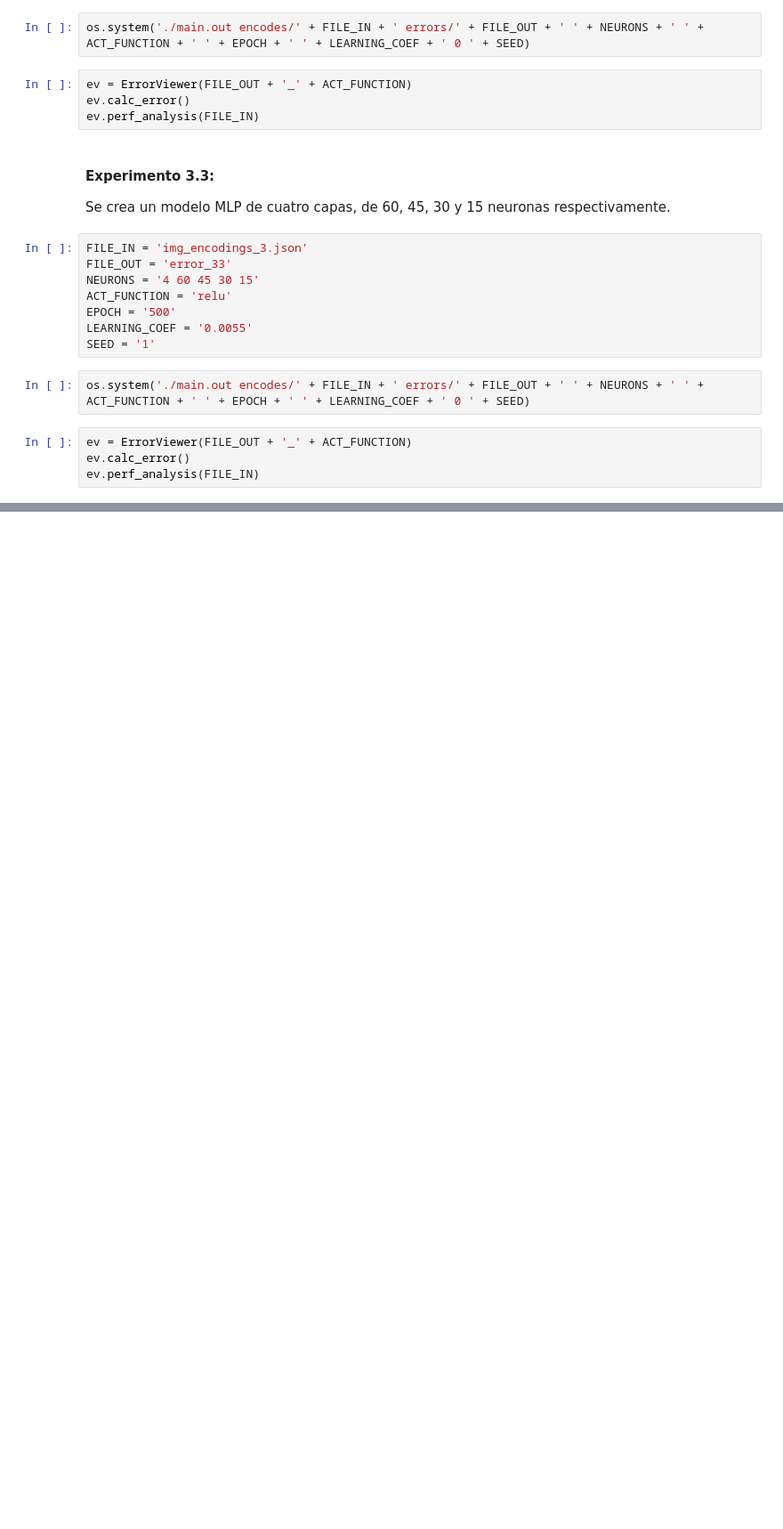
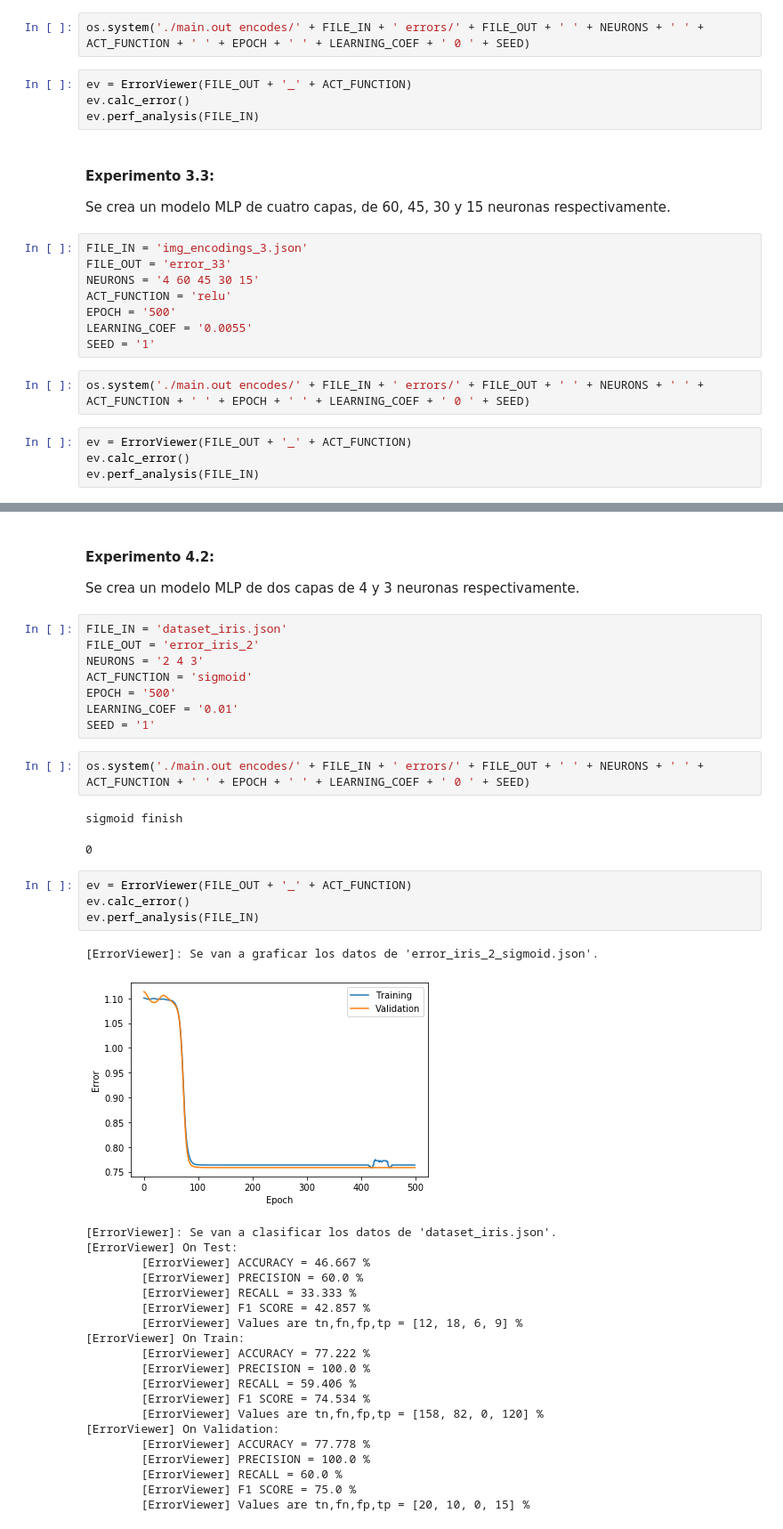
Before and after one commit to jneirar/ai_project3_group2, a Jupyter notebook: experimentation.ipynb, the cells around one changed output, grey strips where cells are left out. Shown: that part at 89% size. Cells and saved outputs as stored; diff of their text form; blank space fills up the shorter version.

Commit message:
Add iris test

```diff
--- a/experimentation.ipynb
+++ b/experimentation.ipynb
@@ -333,0 +359,42 @@ ev.perf_analysis(FILE_IN)
+# %% [markdown]
+#### Experimento 4.2:
+Se crea un modelo MLP de dos capas de 4 y 3 neuronas respectivamente.
+# %%
+FILE_IN = 'dataset_iris.json'
+FILE_OUT = 'error_iris_2'
+NEURONS = '2 4 3'
+ACT_FUNCTION = 'sigmoid'
+EPOCH = '500'
+LEARNING_COEF = '0.01'
+SEED = '1'
+# %%
+os.system('./main.out encodes/' + FILE_IN + ' errors/' + FILE_OUT + ' ' + NEURONS + ' ' + ACT_FUNCTION + ' ' + EPOCH + ' ' + LEARNING_COEF + ' 0 ' + SEED)
+# %% [output]
+sigmoid finish
+0
+# %%
+ev = ErrorViewer(FILE_OUT + '_' + ACT_FUNCTION)
+ev.calc_error()
+ev.perf_analysis(FILE_IN)
+# %% [output]
+[ErrorViewer]: Se van a graficar los datos de 'error_iris_2_sigmoid.json'.
+[figure, added]
+[ErrorViewer]: Se van a clasificar los datos de 'dataset_iris.json'.
+[ErrorViewer] On Test:
+        [ErrorViewer] ACCURACY = 46.667 %
+        [ErrorViewer] PRECISION = 60.0 %
+        [ErrorViewer] RECALL = 33.333 %
+        [ErrorViewer] F1 SCORE = 42.857 %
+        [ErrorViewer] Values are tn,fn,fp,tp = [12, 18, 6, 9] %
+[ErrorViewer] On Train:
+        [ErrorViewer] ACCURACY = 77.222 %
+        [ErrorViewer] PRECISION = 100.0 %
+        [ErrorViewer] RECALL = 59.406 %
+        [ErrorViewer] F1 SCORE = 74.534 %
+        [ErrorViewer] Values are tn,fn,fp,tp = [158, 82, 0, 120] %
+[ErrorViewer] On Validation:
+        [ErrorViewer] ACCURACY = 77.778 %
+        [ErrorViewer] PRECISION = 100.0 %
+        [ErrorViewer] RECALL = 60.0 %
+        [ErrorViewer] F1 SCORE = 75.0 %
+        [ErrorViewer] Values are tn,fn,fp,tp = [20, 10, 0, 15] %
```
Also changed, not shown: parts of 22 cells of this notebook, 7 other files.
